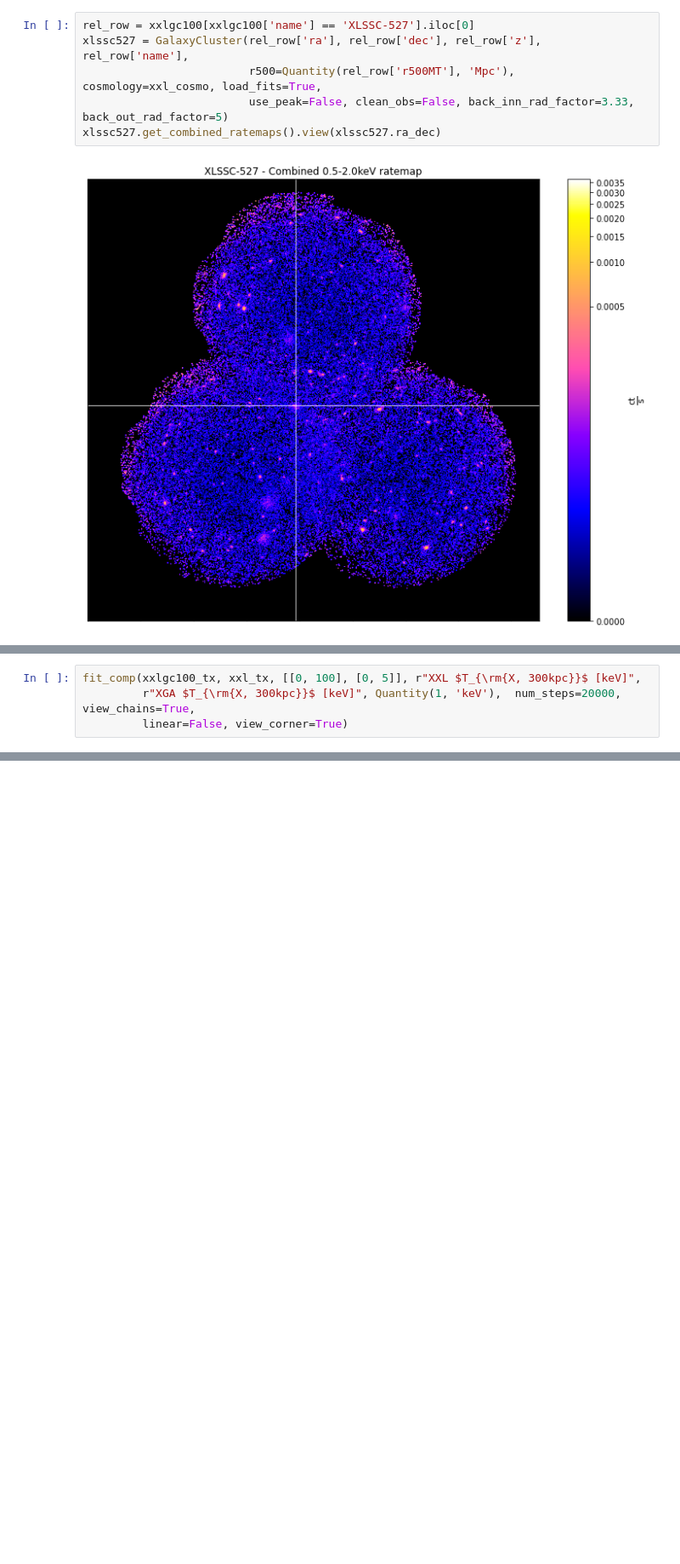
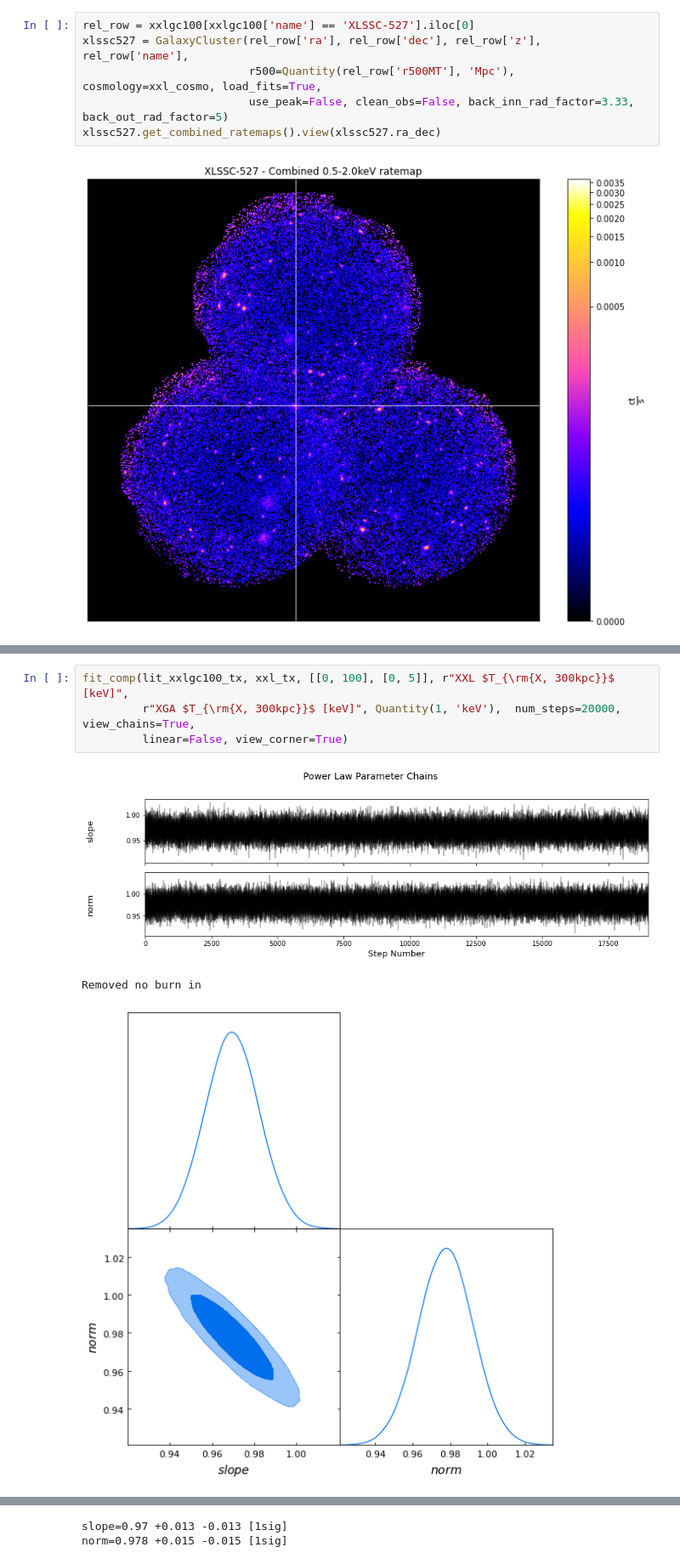
Before and after one commit to DavidT3/XCS-Mass-Paper-I-Analysis, a Jupyter notebook: notebooks/temp_lum_comparisons/xxl_comparisons.ipynb, the cells around one changed output, grey strips where cells are left out. Shown at 85% size. Saved outputs shown, nothing was run; the diff lists cells and outputs as text; blank space fills up the shorter version.

```diff
--- a/notebooks/temp_lum_comparisons/xxl_comparisons.ipynb
+++ b/notebooks/temp_lum_comparisons/xxl_comparisons.ipynb
@@ -168,4 +186,8 @@ fit_comp(xxlgc100_tx, xxl_tx, [[0, 100], [0, 5]], r"XXL $T_{\rm{X, 300kpc}}$ [ke
 # %%
-fit_comp(xxlgc100_tx, xxl_tx, [[0, 100], [0, 5]], r"XXL $T_{\rm{X, 300kpc}}$ [keV]",
+fit_comp(lit_xxlgc100_tx, xxl_tx, [[0, 100], [0, 5]], r"XXL $T_{\rm{X, 300kpc}}$ [keV]",
          r"XGA $T_{\rm{X, 300kpc}}$ [keV]", Quantity(1, 'keV'),  num_steps=20000, view_chains=True,
          linear=False, view_corner=True)
+# %% [output]
+[figure, added]
+Removed no burn in
+[figure, added]
@@ -171,0 +195,2 @@ fit_comp(xxlgc100_tx, xxl_tx, [[0, 100], [0, 5]], r"XXL $T_{\rm{X, 300kpc}}$ [ke
+slope=0.97 +0.013 -0.013 [1sig]
+norm=0.978 +0.015 -0.015 [1sig]
```
Also changed, not shown: parts of 51 cells of this notebook, 2 other files.
